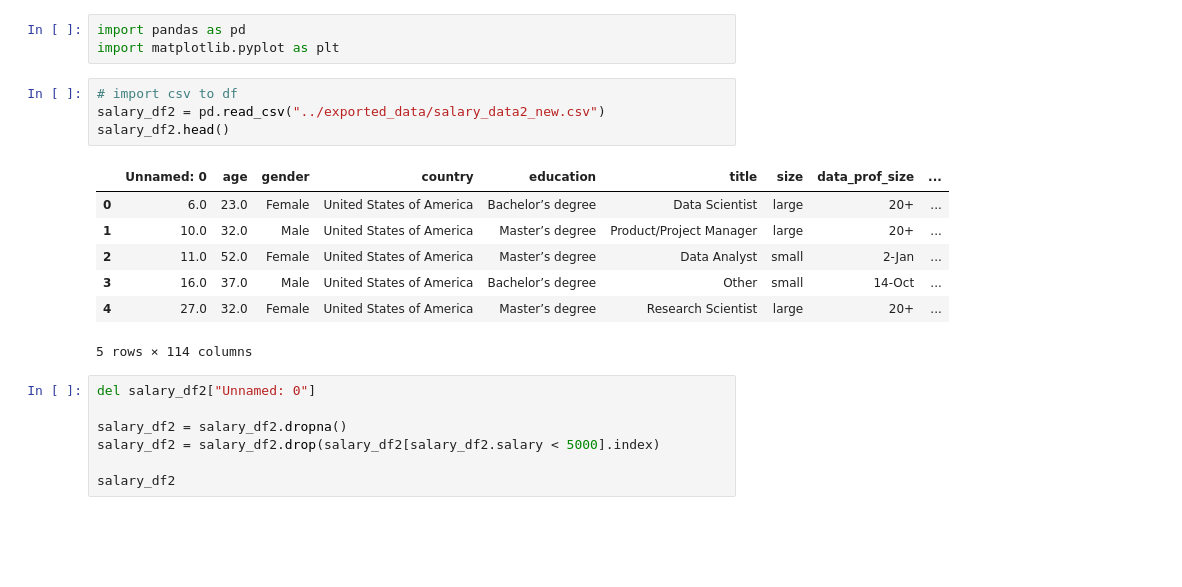
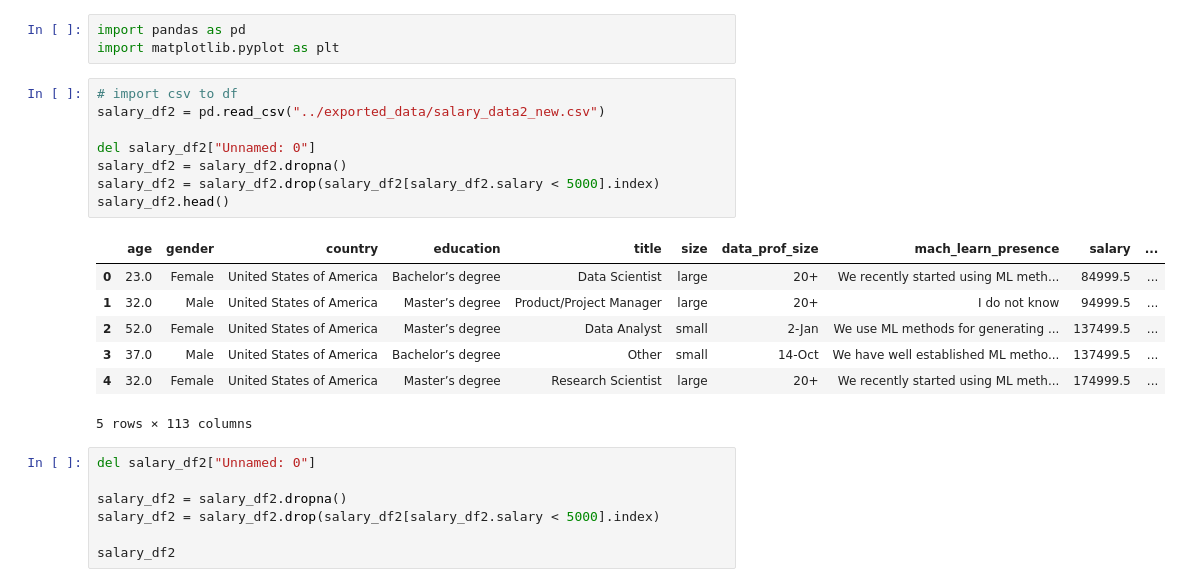
Before and after one commit to adrianavandeguchte/PredictYourSalary, a Jupyter notebook: notebooks/model_base2.ipynb, the cells around one changed output. Cells and saved outputs as stored; diff of their text form; blank space fills up the shorter version.

```diff
--- a/notebooks/model_base2.ipynb
+++ b/notebooks/model_base2.ipynb
@@ -14,15 +14,19 @@ import matplotlib.pyplot as plt
 # %%
 # import csv to df
 salary_df2 = pd.read_csv("../exported_data/salary_data2_new.csv")
+
+del salary_df2["Unnamed: 0"]
+salary_df2 = salary_df2.dropna()
+salary_df2 = salary_df2.drop(salary_df2[salary_df2.salary < 5000].index)
 salary_df2.head()
 # %% [output]
-|  | Unnamed: 0 | age | gender | country | education | title | size | data_prof_size | ... |
-| 0 | 6.0 | 23.0 | Female | United States of America | Bachelor’s degree | Data Scientist | large | 20+ | ... |
-| 1 | 10.0 | 32.0 | Male | United States of America | Master’s degree | Product/Project Manager | large | 20+ | ... |
-| 2 | 11.0 | 52.0 | Female | United States of America | Master’s degree | Data Analyst | small | 2-Jan | ... |
-| 3 | 16.0 | 37.0 | Male | United States of America | Bachelor’s degree | Other | small | 14-Oct | ... |
-| 4 | 27.0 | 32.0 | Female | United States of America | Master’s degree | Research Scientist | large | 20+ | ... |
+|  | age | gender | country | education | title | size | data_prof_size | mach_learn_presence | salary | ... |
+| 0 | 23.0 | Female | United States of America | Bachelor’s degree | Data Scientist | large | 20+ | We recently started using ML meth... | 84999.5 | ... |
+| 1 | 32.0 | Male | United States of America | Master’s degree | Product/Project Manager | large | 20+ | I do not know | 94999.5 | ... |
+| 2 | 52.0 | Female | United States of America | Master’s degree | Data Analyst | small | 2-Jan | We use ML methods for generating ... | 137499.5 | ... |
+| 3 | 37.0 | Male | United States of America | Bachelor’s degree | Other | small | 14-Oct | We have well established ML metho... | 137499.5 | ... |
+| 4 | 32.0 | Female | United States of America | Master’s degree | Research Scientist | large | 20+ | We recently started using ML meth... | 174999.5 | ... |
-5 rows × 114 columns
+5 rows × 113 columns
 # %%
 del salary_df2["Unnamed: 0"]
 
```
Also changed, not shown: parts of 5 cells of this notebook, 3 other files.
